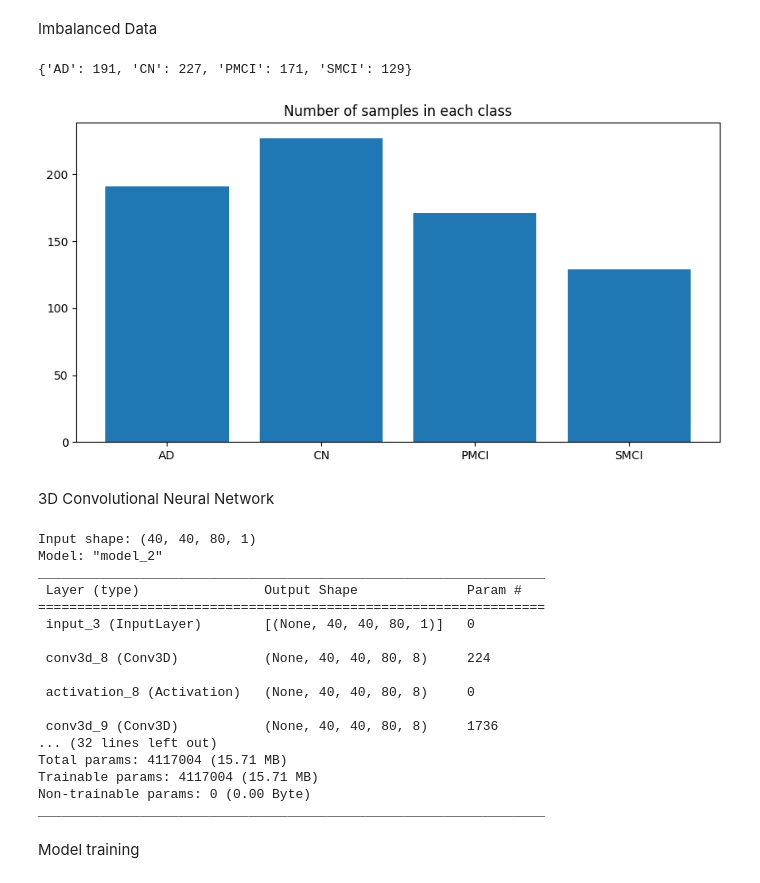
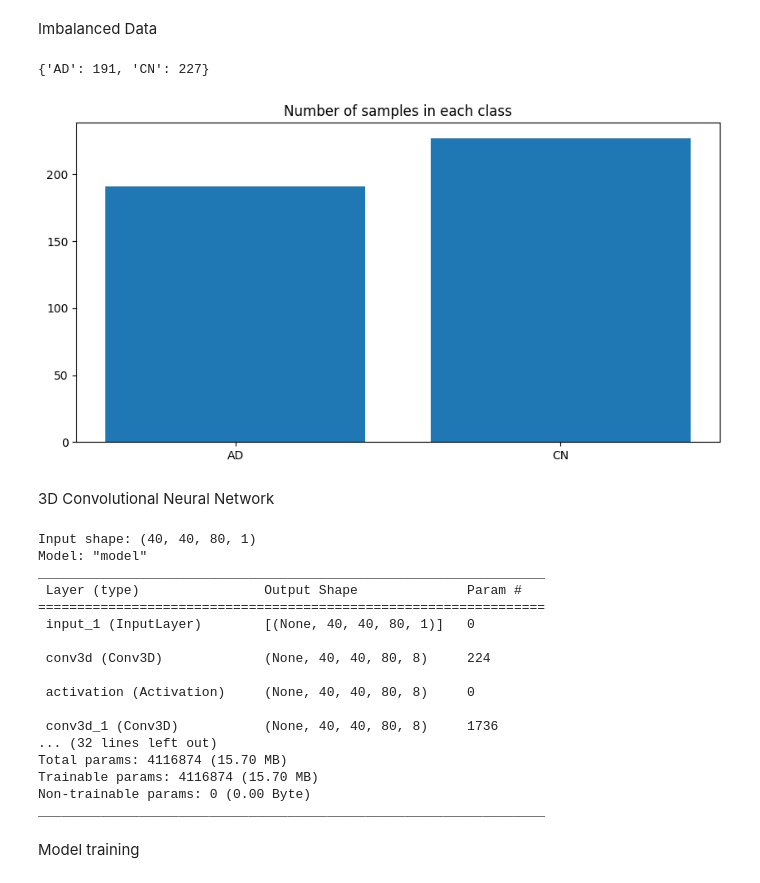
Before and after one commit to Tpris/Computer_vision_Alzheimer_detection, a Jupyter notebook: train_bi_classifier3D.ipynb, the cells around one changed output. Drawn from its saved outputs; the diff is of its cells as text; code cells hidden in the pictures.

```diff
--- a/train_bi_classifier3D.ipynb
+++ b/train_bi_classifier3D.ipynb
@@ -50,8 +31,8 @@ Dataset arranged in ./data
 from src.data_loader3D import NiiSequence, dataGenerator
 from sklearn.model_selection import train_test_split
 
-train_set, train_labels = dataGenerator(data_dir, mode="train")
-test_set, test_labels = dataGenerator(data_dir, mode="val")
+train_set, train_labels = dataGenerator(data_dir, mode="train", nb_classes=2)
+test_set, test_labels = dataGenerator(data_dir, mode="val", nb_classes=2)
 train_set, val_set, train_labels, val_labels = train_test_split(train_set, train_labels, test_size=0.2, random_state=42)
 
 print("Train set size: ", len(train_set))
@@ -59,7 +40,7 @@ print("Validation set size: ", len(val_set))
 print("Test set size: ", len(test_set))
 
 batch_size = 4
-nb_classes = 4
+nb_classes = 2
 train_sequence = NiiSequence(train_set, batch_size, nb_classes=nb_classes, mode="HC")
 val_sequence = NiiSequence(val_set, batch_size, nb_classes=nb_classes, mode="HC")
 test_sequence = NiiSequence(test_set, batch_size, nb_classes=nb_classes, mode="HC")
@@ -110,27 +91,23 @@ Imbalanced Data
 # %%
 ## Calculate number of samples in each class.
 input_folder = 'lib'
 class_counts = dict()
 class_names = ["AD", "CN", "PMCI", "SMCI"]
+if nb_classes == 2:
+    class_names = ["AD", "CN"]
 for folder in class_names:
     class_counts[folder] = len(os.listdir(input_folder+'/'+folder))
-
-if nb_classes == 2:
-    class_counts["AD"] = class_counts["AD"] + class_counts["PMCI"]
-    del class_counts["PMCI"]
-    class_counts["CN"] = class_counts["CN"] + class_counts["SMCI"]
-    del class_counts["SMCI"]
 
 print(class_counts)
 
 # plot the number of samples in each class
 plt.figure(figsize=(10, 5))
 plt.bar(class_counts.keys(), class_counts.values())
 plt.title('Number of samples in each class')
 plt.show()
 # %% [output]
-{'AD': 191, 'CN': 227, 'PMCI': 171, 'SMCI': 129}
+{'AD': 191, 'CN': 227}
-[figure, old version]
+[figure, new version]
 # %% [markdown]
 3D Convolutional Neural Network
 # %%
@@ -149,20 +126,20 @@ model.compile(
 )
 # %% [output]
 Input shape: (40, 40, 80, 1)
-Model: "model_2"
+Model: "model"
 _________________________________________________________________
  Layer (type)                Output Shape              Param #
 =================================================================
- input_3 (InputLayer)        [(None, 40, 40, 80, 1)]   0
+ input_1 (InputLayer)        [(None, 40, 40, 80, 1)]   0
 
- conv3d_8 (Conv3D)           (None, 40, 40, 80, 8)     224
+ conv3d (Conv3D)             (None, 40, 40, 80, 8)     224
 
- activation_8 (Activation)   (None, 40, 40, 80, 8)     0
+ activation (Activation)     (None, 40, 40, 80, 8)     0
 
- conv3d_9 (Conv3D)           (None, 40, 40, 80, 8)     1736
+ conv3d_1 (Conv3D)           (None, 40, 40, 80, 8)     1736
 ... (32 lines left out)
-Total params: 4117004 (15.71 MB)
-Trainable params: 4117004 (15.71 MB)
+Total params: 4116874 (15.70 MB)
+Trainable params: 4116874 (15.70 MB)
 Non-trainable params: 0 (0.00 Byte)
 _________________________________________________________________
 # %% [markdown]
```
Also changed, not shown: parts of 7 cells of this notebook, 2 other files.
